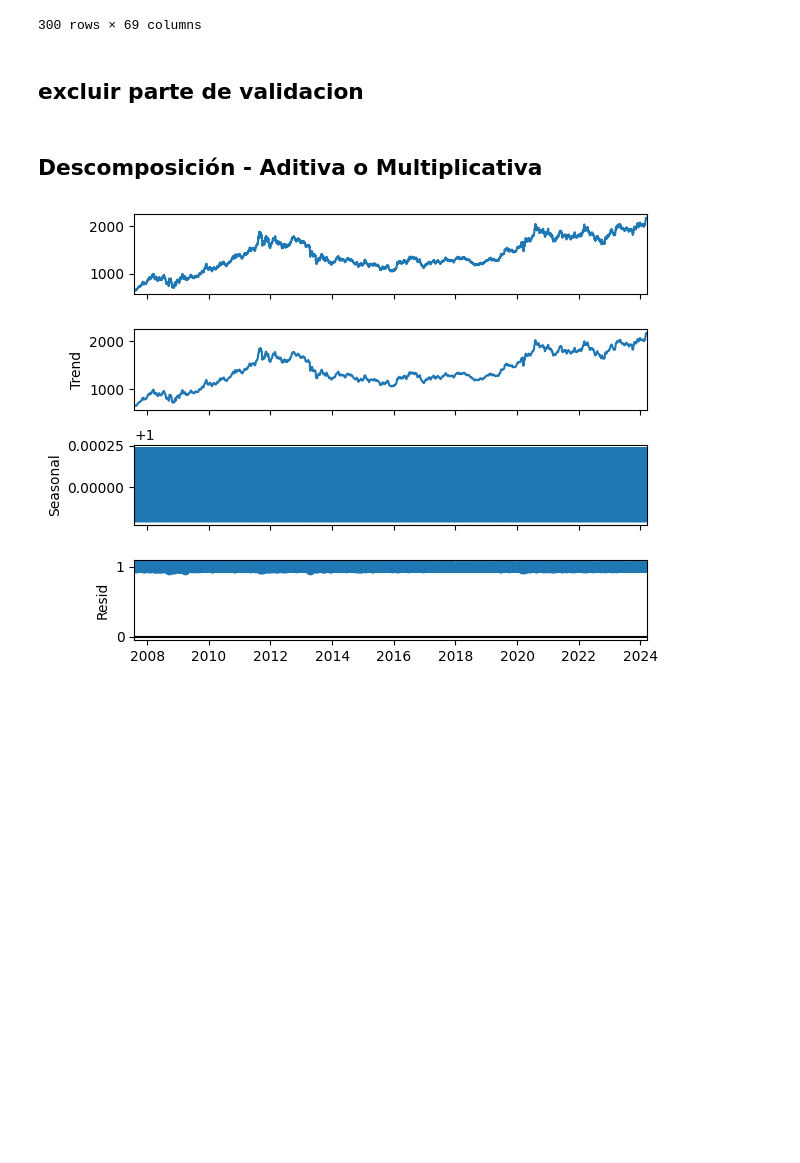
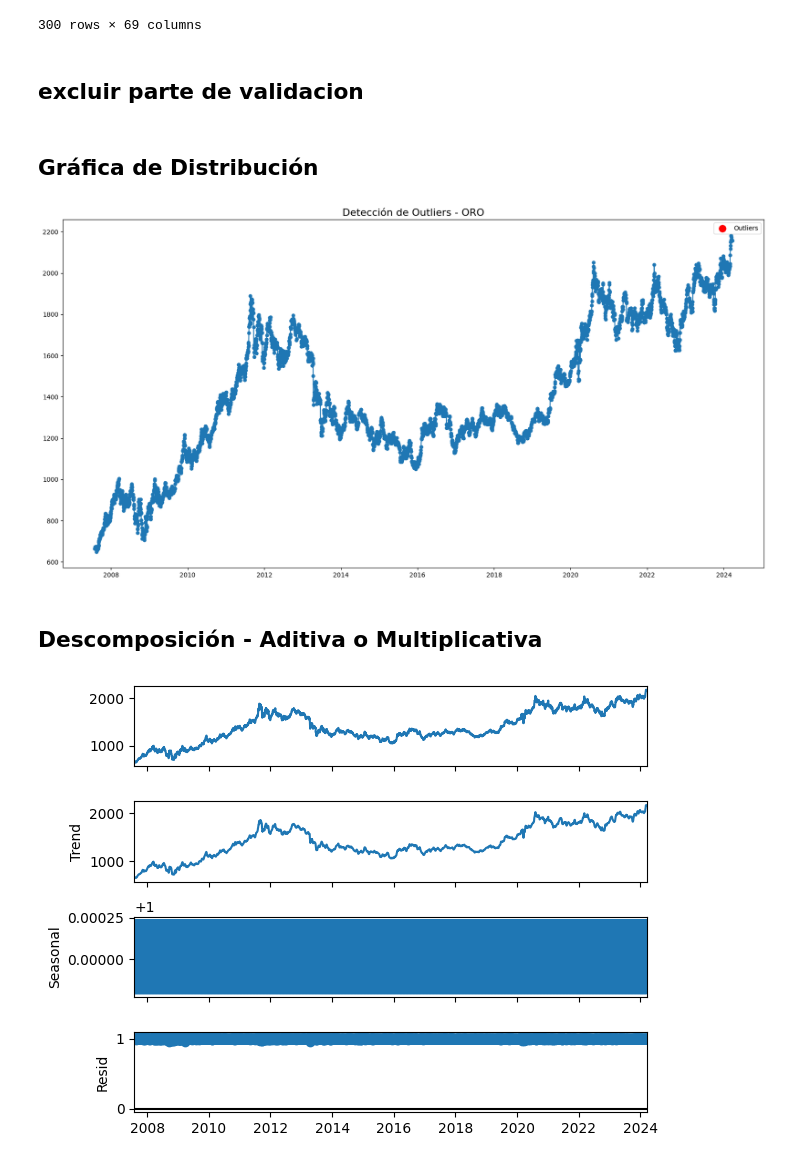
Before and after one commit to CRMORAN01/proyecto_cmoran, a Jupyter notebook: notebooks/series_de_tiempo.ipynb, the cells around one changed output. Saved outputs shown, nothing was run; the diff lists cells and outputs as text; code cells hidden in the pictures; blank space fills up the shorter version.

```diff
--- a/notebooks/series_de_tiempo.ipynb
+++ b/notebooks/series_de_tiempo.ipynb
@@ -45,6 +47,39 @@ df_test
 ## excluir parte de validacion
 # %%
 y_train=df_train[['oro']].iloc[:-120]
+# %% [markdown]
+## Gráfica de Distribución
+# %%
+s = y_train["oro"].astype(float)
+
+#OUTLAIERS POR RANGO INTERCUARTILICO
+q1 = s.quantile(0.25)
+q3 = s.quantile(0.75)
+iqr = q3 - q1
+low = q1 - 1.5*iqr
+high = q3 + 1.5*iqr
+
+outliers = (s < low) | (s > high)
+
+plt.figure(figsize=(20,10))
+
+#SERIE
+plt.plot(s.index, s.values, marker="o", markersize=5)
+
+plt.scatter(
+    s.index[outliers],
+    s[outliers],
+    s=120,
+    color="red",
+    label="Outliers",
+    zorder=3
+)
+
+plt.title("Detección de Outliers - ORO", fontsize=16)
+plt.legend()
+plt.show()
+# %% [output]
+[figure, added]
 # %% [markdown]
 ## Descomposición - Aditiva o Multiplicativa
 # %%
```
Also changed, not shown: parts of 21 cells of this notebook.
